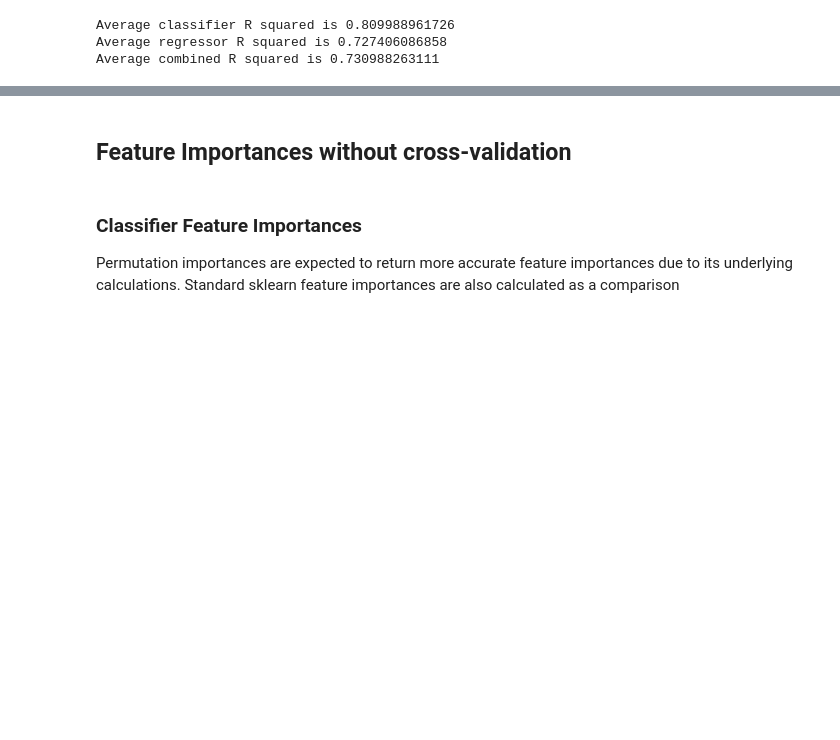
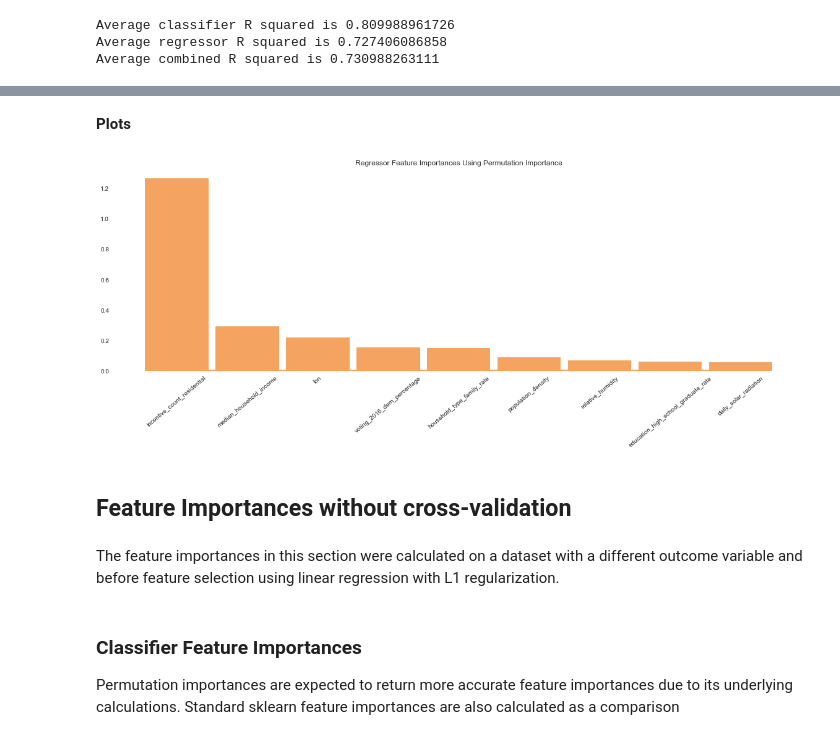
Before and after one commit to daxaurora/capstone_solarpanels, a Jupyter notebook: Modeling/Models - Laura.ipynb, the cells around one changed output, grey strips where cells are left out. Drawn from its saved outputs; the diff is of its cells as text; code cells hidden in the pictures; blank space fills up the shorter version.

Commit message:
add feature importances

```diff
--- a/Modeling/Models - Laura.ipynb
+++ b/Modeling/Models - Laura.ipynb
@@ -502,0 +495,5 @@ Average combined R squared is 0.730988263111
+# %%
+# concatenate feature importances from each split of cross_validation
+combined_importances = pd.concat(feature_importances_regressor, axis=1, join='inner')
+# confirm shape
+combined_importances.shape
@@ -502,0 +504,5 @@ Average combined R squared is 0.730988263111
+# %%
+# calculate top 10 average feature importances from all cross-validated splits
+final_features_regressor = combined_importances.mean(axis=1).sort_values(ascending=False)
+# update this back to top 10, I wanted to see the bottom 20
+final_features_regressor[:10]
@@ -503,5 +522,29 @@ Average combined R squared is 0.730988263111
+# %% [markdown]
+**Plots**
+# %%
+# choose number of features to show in each plot
+feature_num = 9
+feature_index = np.arange(feature_num)
+# %%
+# set up plot values
+feature_values = final_features_regressor[:feature_num]
+feature_names = final_features_regressor[:feature_num].index
+# %%
+fig,ax=plt.subplots(figsize=(20,6))
+ax.bar(feature_index, feature_values, color='sandybrown', width=.9)
+ax.set_facecolor('white')
+#ax.set_ylabel("Importance")
+ax.set_title("Regressor Feature Importances Using Permutation Importance")
+ax.set_xticks(feature_index)
+ax.set_xticklabels(feature_names, rotation=40)
+plt.axhline(0, xmin=.05, xmax=.95, color='sandybrown', linewidth=4)
+plt.show()
+# %% [output]
+[figure, added]
 # %% [markdown]
 ## Feature Importances without cross-validation
+# %% [markdown]
+The feature importances in this section were calculated on a dataset with a different outcome variable and before feature selection using linear regression with L1 regularization.
 # %% [markdown]
 ### Classifier Feature Importances
 
```
Also changed, not shown: parts of 12 cells of this notebook.
